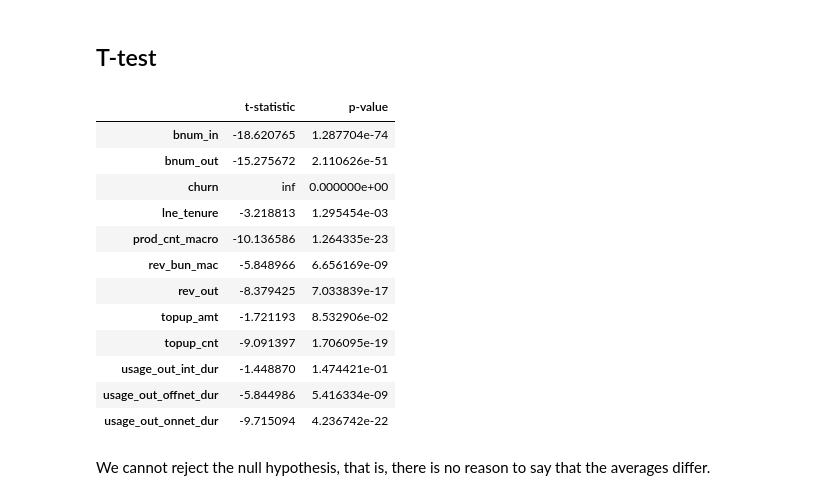
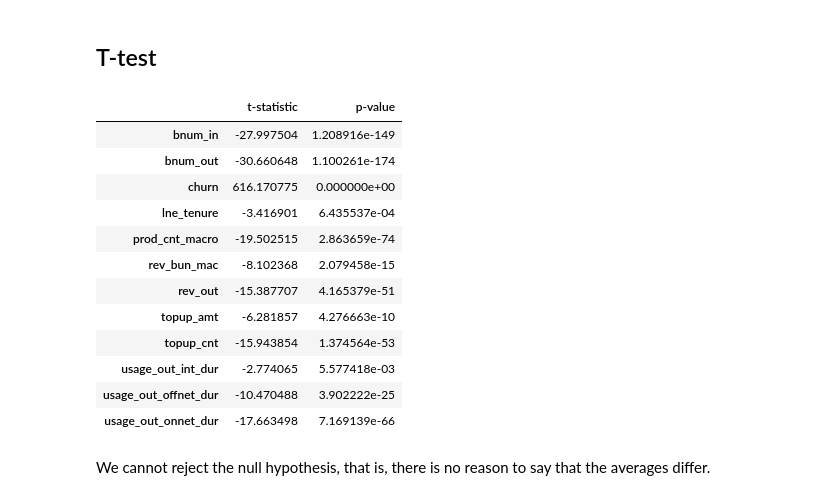
Before and after one commit to zdanovic/yettel_gb_churn, a Jupyter notebook: task1.ipynb, the cells around one changed output. Cells and saved outputs as stored; diff of their text form; code cells hidden in the pictures.

```diff
--- a/task1.ipynb
+++ b/task1.ipynb
@@ -84,32 +84,32 @@ Name: count, dtype: float64
 # %%
 from scipy.stats import ttest_ind
 
-churn = data['churn'].unique()
+churn = data['segment'].unique()
 
 selected_features = numerical_columns
-churn_0 = data[data['churn'] == churn[0]]
-churn_1 = data[data['churn'] == churn[1]]
+churn_0 = data[data['segment'] == churn[0]]
+churn_1 = data[data['segment'] == churn[1]]
 
 t_test_results = {}
 for feature in selected_features:
     stat, p_value = ttest_ind(churn_0[feature], churn_1[feature], nan_policy='omit')
     t_test_results[feature] = {'t-statistic': stat, 'p-value': p_value}
 
 pd.DataFrame(t_test_results).T
 # %% [output]
 |  | t-statistic | p-value |
-| bnum_in | -18.620765 | 1.287704e-74 |
-| bnum_out | -15.275672 | 2.110626e-51 |
-| churn | inf | 0.000000e+00 |
-| lne_tenure | -3.218813 | 1.295454e-03 |
-| prod_cnt_macro | -10.136586 | 1.264335e-23 |
-| rev_bun_mac | -5.848966 | 6.656169e-09 |
-| rev_out | -8.379425 | 7.033839e-17 |
-| topup_amt | -1.721193 | 8.532906e-02 |
-| topup_cnt | -9.091397 | 1.706095e-19 |
-| usage_out_int_dur | -1.448870 | 1.474421e-01 |
-| usage_out_offnet_dur | -5.844986 | 5.416334e-09 |
-| usage_out_onnet_dur | -9.715094 | 4.236742e-22 |
+| bnum_in | -27.997504 | 1.208916e-149 |
+| bnum_out | -30.660648 | 1.100261e-174 |
+| churn | 616.170775 | 0.000000e+00 |
+| lne_tenure | -3.416901 | 6.435537e-04 |
+| prod_cnt_macro | -19.502515 | 2.863659e-74 |
+| rev_bun_mac | -8.102368 | 2.079458e-15 |
+| rev_out | -15.387707 | 4.165379e-51 |
+| topup_amt | -6.281857 | 4.276663e-10 |
+| topup_cnt | -15.943854 | 1.374564e-53 |
+| usage_out_int_dur | -2.774065 | 5.577418e-03 |
+| usage_out_offnet_dur | -10.470488 | 3.902222e-25 |
+| usage_out_onnet_dur | -17.663498 | 7.169139e-66 |
 # %% [markdown]
 We cannot reject the null hypothesis, that is, there is no reason to say that the averages differ.
 # %%
```
